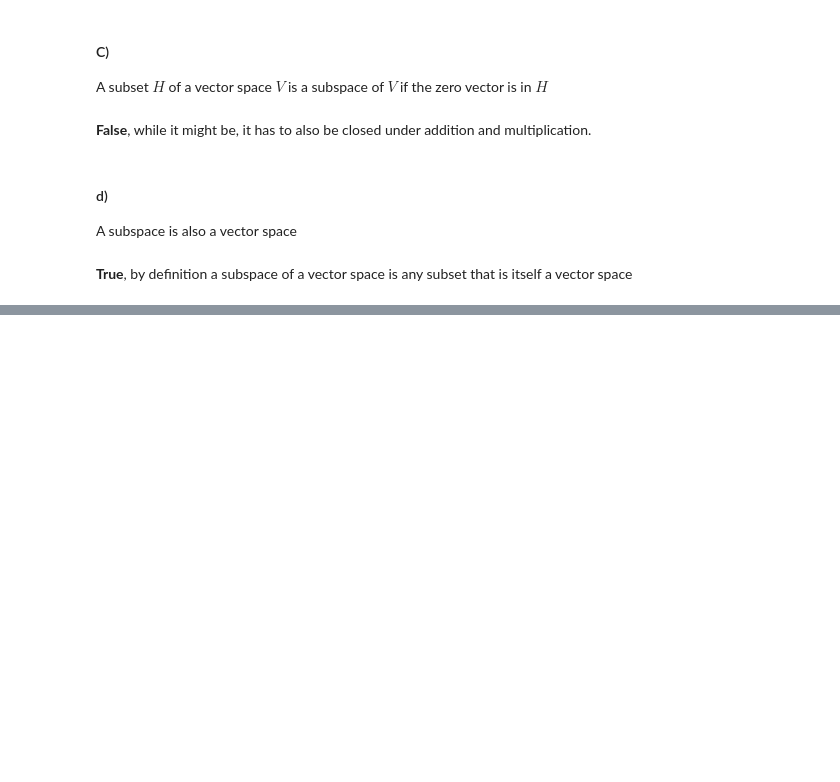
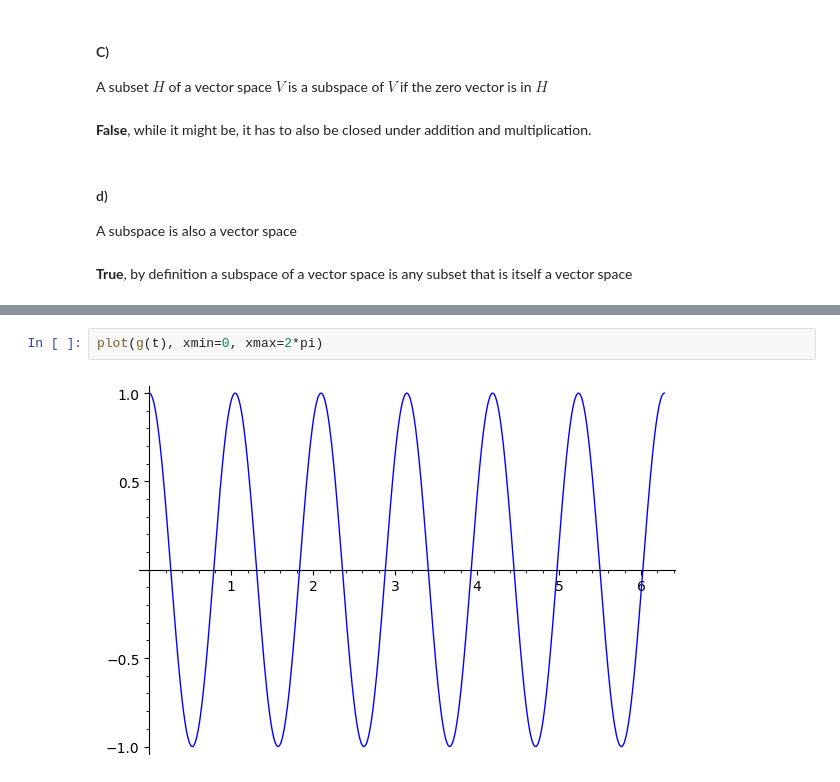
Before and after one commit to fbe555-uni/21s1-ala, a Jupyter notebook: lesson5/ETALA_GA5.ipynb, the cells around one changed output, grey strips where cells are left out. Drawn from its saved outputs; the diff is of its cells as text; blank space fills up the shorter version.

```diff
--- a/lesson5/ETALA_GA5.ipynb
+++ b/lesson5/ETALA_GA5.ipynb
@@ -121,0 +126,4 @@ f t
+# %%
+plot(g(t), xmin=0, xmax=2*pi)
+# %% [output]
+[figure, added]
```
Also changed, not shown: parts of 2 cells of this notebook, 23 other files.
